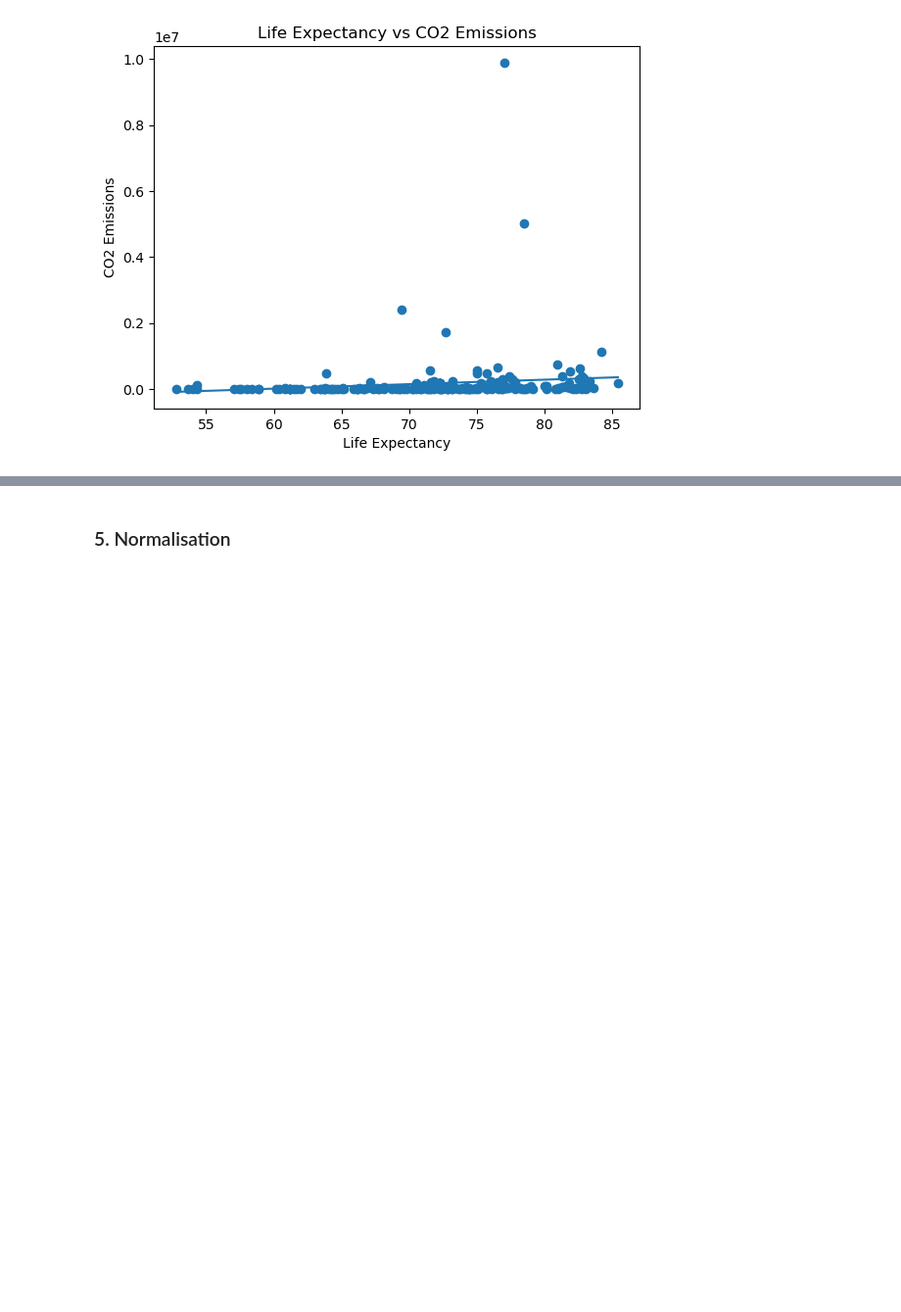
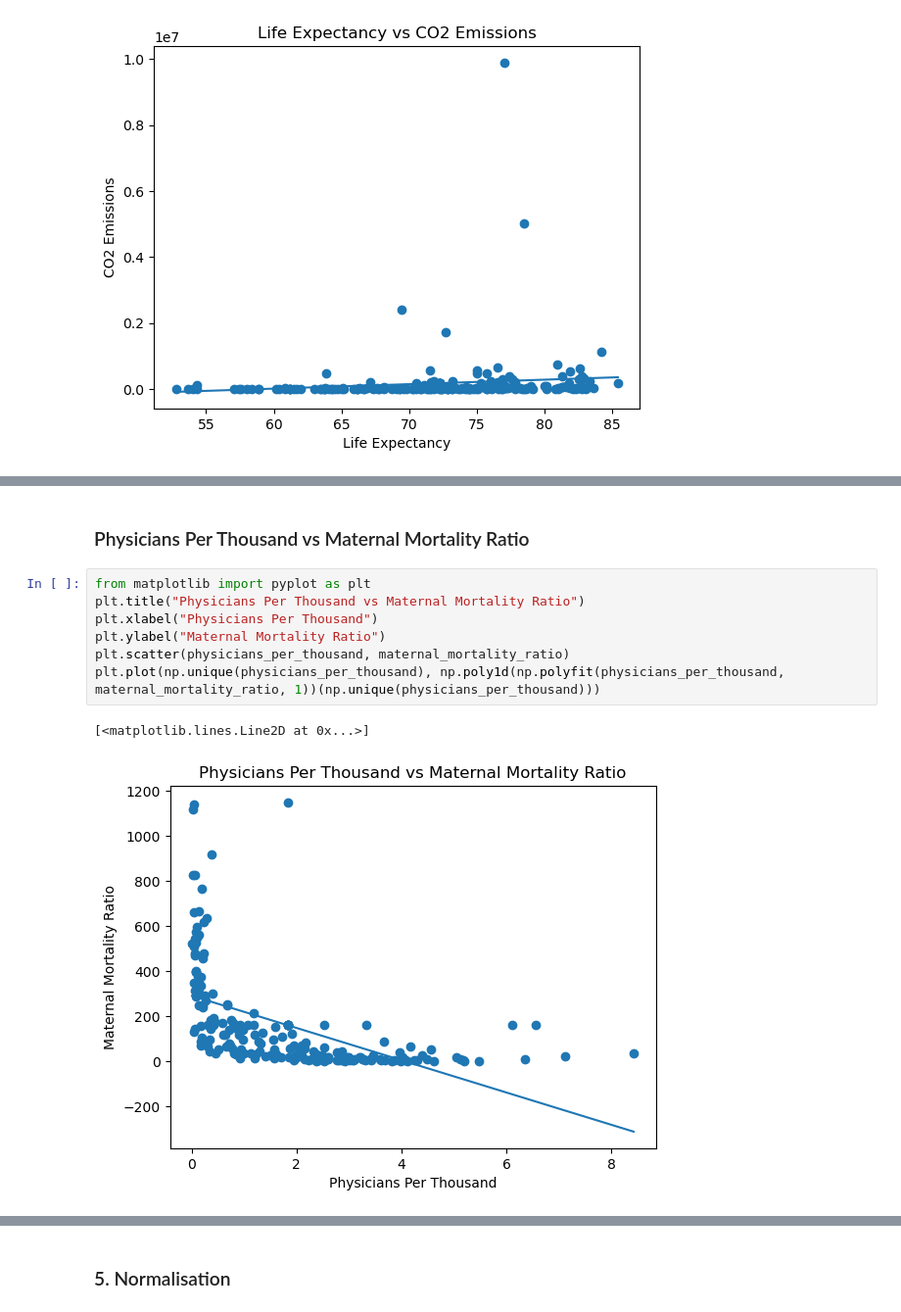
Before and after one commit to Matthew-Riddell/DAV_CA1, a Jupyter notebook: MATTHEW_RIDDELL_DAV_CA.ipynb, the cells around one changed output, grey strips where cells are left out. Shown: that part at 98% size. Saved outputs shown, nothing was run; the diff lists cells and outputs as text; blank space fills up the shorter version.

```diff
--- a/MATTHEW_RIDDELL_DAV_CA.ipynb
+++ b/MATTHEW_RIDDELL_DAV_CA.ipynb
@@ -205,0 +219,12 @@ plt.plot(np.unique(life_expectancy), np.poly1d(np.polyfit(life_expectancy, co2_e
+# %% [markdown]
+### Physicians Per Thousand vs Maternal Mortality Ratio
+# %%
+from matplotlib import pyplot as plt
+plt.title("Physicians Per Thousand vs Maternal Mortality Ratio")
+plt.xlabel("Physicians Per Thousand")
+plt.ylabel("Maternal Mortality Ratio")
+plt.scatter(physicians_per_thousand, maternal_mortality_ratio)
+plt.plot(np.unique(physicians_per_thousand), np.poly1d(np.polyfit(physicians_per_thousand, maternal_mortality_ratio, 1))(np.unique(physicians_per_thousand)))
+# %% [output]
+[<matplotlib.lines.Line2D at 0x...>]
+[figure, added]
```
Also changed, not shown: parts of 21 cells of this notebook.
